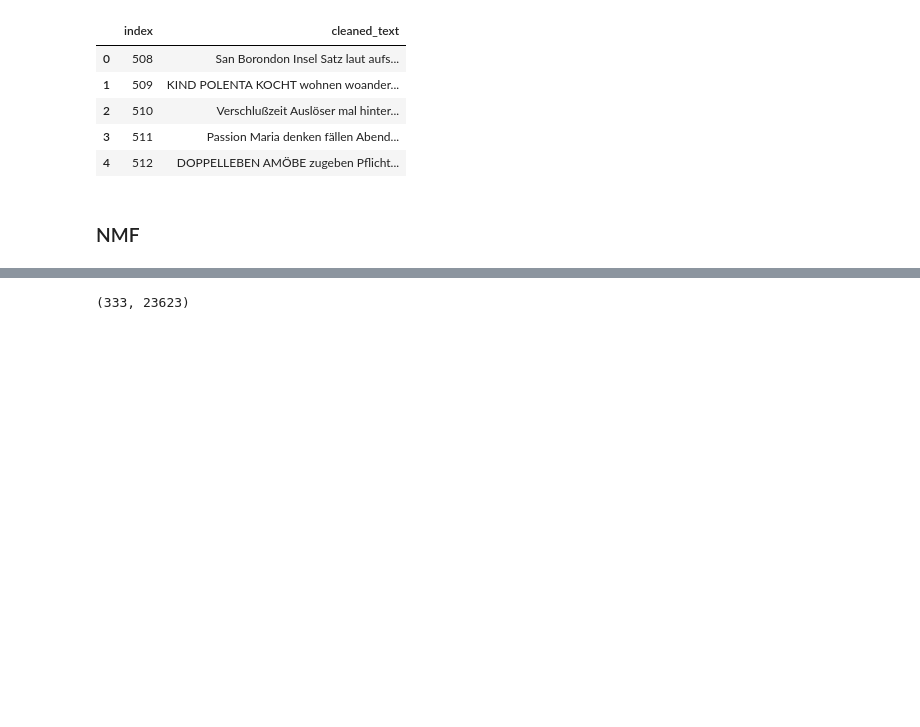
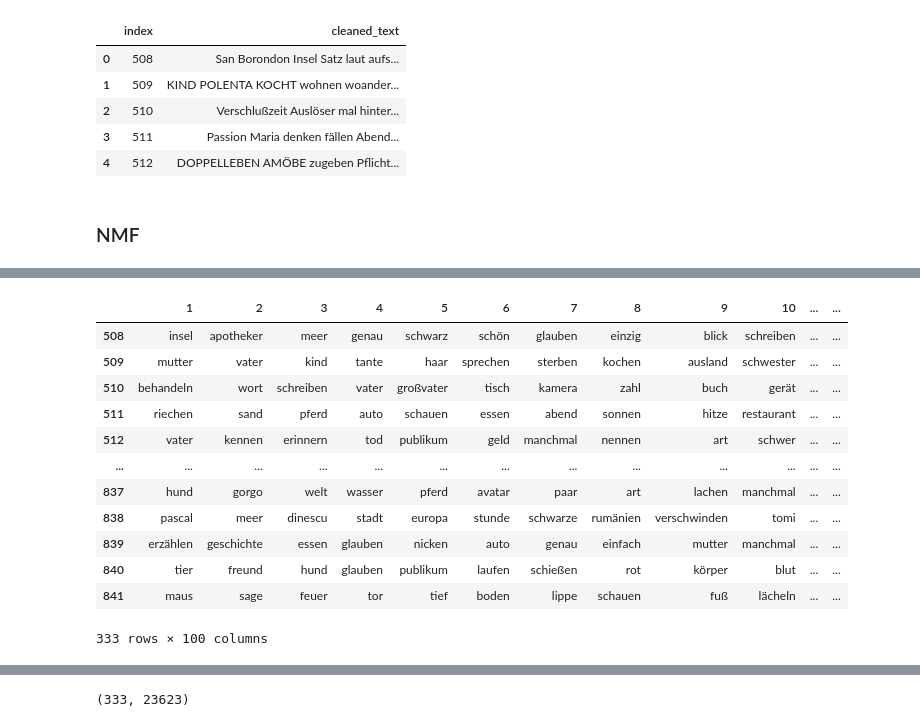
Before and after one commit to senzelden/bachmannpreis, a Jupyter notebook: topic_modeling_nmf.ipynb, the cells around one changed output, grey strips where cells are left out. Cells and saved outputs as stored; diff of their text form; code cells hidden in the pictures; blank space fills up the shorter version.

```diff
--- a/topic_modeling_nmf.ipynb
+++ b/topic_modeling_nmf.ipynb
@@ -115,0 +165,5 @@ doc_term_matrix = tfidf_vect.fit_transform(df['cleaned_text'].values.astype('U')
+# %%
+cv_matrix = pd.DataFrame.sparse.from_spmatrix(count_vect_matrix)
+cv_matrix.columns = count_vect.get_feature_names()
+cv_matrix.index = indices
+cv_matrix.to_csv("count_vectors_matrix.csv")
@@ -115,0 +189,18 @@ doc_term_matrix = tfidf_vect.fit_transform(df['cleaned_text'].values.astype('U')
+# %%
+highest_count_words = pd.DataFrame(cv_matrix.apply(lambda x:list(cv_matrix.columns[np.array(x).argsort()[::-1][:100]]), axis=1).to_list(),  columns=list(range(1,101)))
+highest_count_words.index = indices
+highest_count_words
+# %% [output]
+|  | 1 | 2 | 3 | 4 | 5 | 6 | 7 | 8 | 9 | 10 | ... | ... |
+| 508 | insel | apotheker | meer | genau | schwarz | schön | glauben | einzig | blick | schreiben | ... | ... |
+| 509 | mutter | vater | kind | tante | haar | sprechen | sterben | kochen | ausland | schwester | ... | ... |
+| 510 | behandeln | wort | schreiben | vater | großvater | tisch | kamera | zahl | buch | gerät | ... | ... |
+| 511 | riechen | sand | pferd | auto | schauen | essen | abend | sonnen | hitze | restaurant | ... | ... |
+| 512 | vater | kennen | erinnern | tod | publikum | geld | manchmal | nennen | art | schwer | ... | ... |
+| ... | ... | ... | ... | ... | ... | ... | ... | ... | ... | ... | ... | ... |
+| 837 | hund | gorgo | welt | wasser | pferd | avatar | paar | art | lachen | manchmal | ... | ... |
+| 838 | pascal | meer | dinescu | stadt | europa | stunde | schwarze | rumänien | verschwinden | tomi | ... | ... |
+| 839 | erzählen | geschichte | essen | glauben | nicken | auto | genau | einfach | mutter | manchmal | ... | ... |
+| 840 | tier | freund | hund | glauben | publikum | laufen | schießen | rot | körper | blut | ... | ... |
+| 841 | maus | sage | feuer | tor | tief | boden | lippe | schauen | fuß | lächeln | ... | ... |
+333 rows × 100 columns
```
Also changed, not shown: parts of 12 cells of this notebook, 8 other files.
